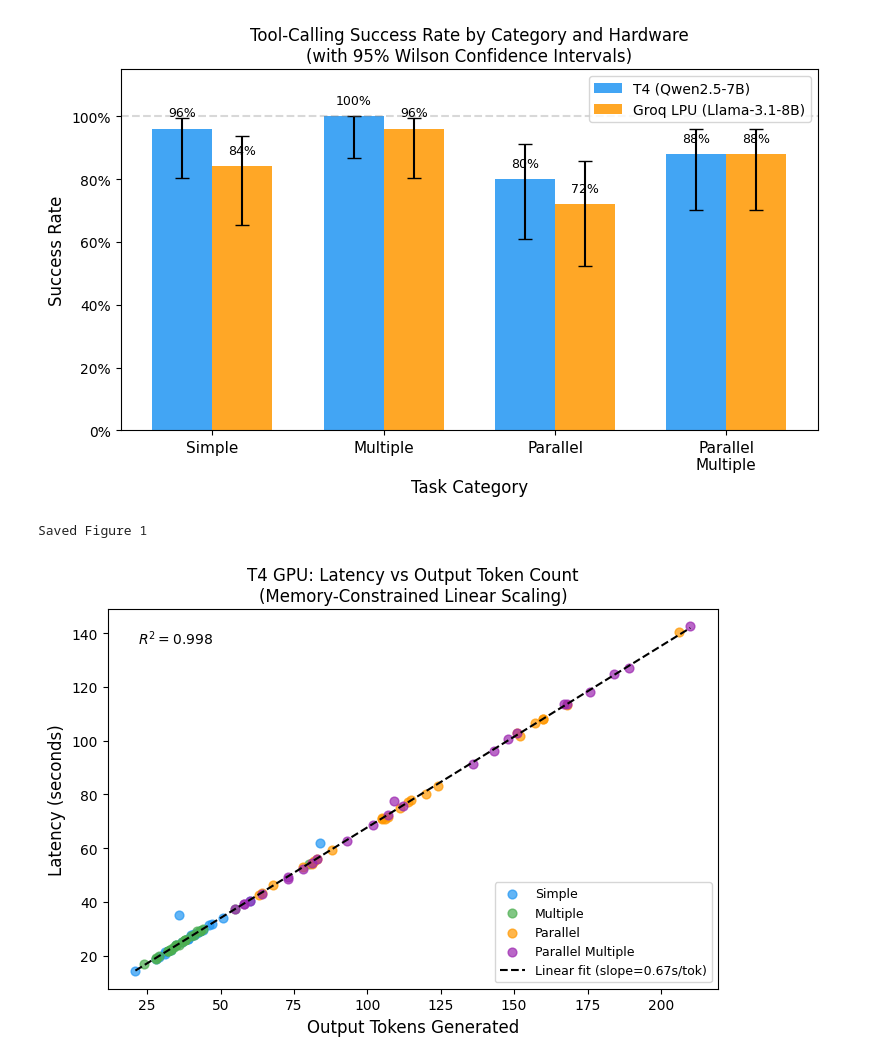
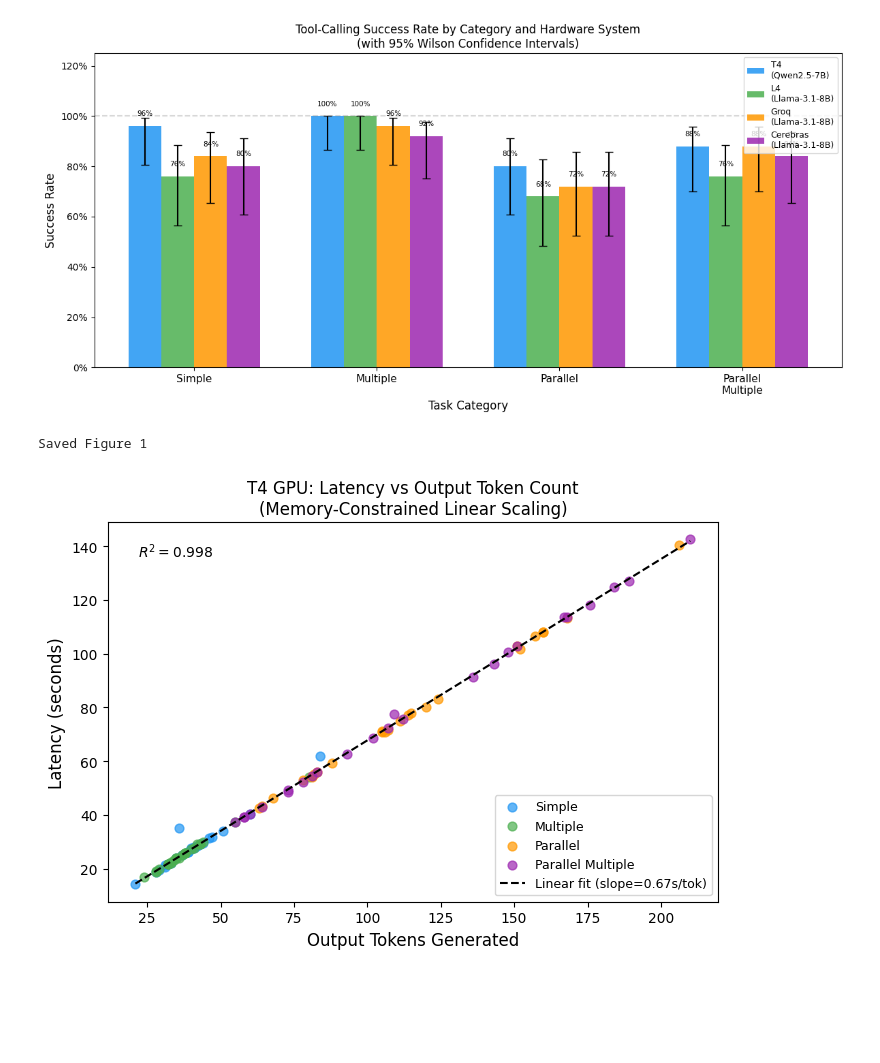
Before and after one commit to joerosh/BFCL-hardware-efficiency-study, a Jupyter notebook: notebooks/04_analysis_plots.ipynb, the cells around one changed output. Saved outputs shown, nothing was run; the diff lists cells and outputs as text; code cells hidden in the pictures; blank space fills up the shorter version.

Commit message:
final paper submission version, all four hardware systems complete

```diff
--- a/notebooks/04_analysis_plots.ipynb
+++ b/notebooks/04_analysis_plots.ipynb
@@ -39,76 +46,66 @@ def wilson_ci(successes, n, z=1.96):
     margin = (z * ((p*(1-p)/n + z**2/(4*n**2))**0.5)) / (1 + z**2/n)
     return center - margin, center + margin
 # %%
-# Cell 3: Figure 1 — Correctness by category with Wilson CI error bars
+# Cell 3: Figure 1 — four systems correctness
 categories = ["simple", "multiple", "parallel", "parallel_multiple"]
 cat_labels  = ["Simple", "Multiple", "Parallel", "Parallel\nMultiple"]
 
-t4_rates, t4_lo, t4_hi     = [], [], []
-groq_rates, groq_lo, groq_hi = [], [], []
+systems = {
+    "T4\n(Qwen2.5-7B)":        {"df": t4_df,       "color": "#2196F3"},
+    "L4\n(Llama-3.1-8B)":      {"df": l4_df,       "color": "#4CAF50"},
+    "Groq\n(Llama-3.1-8B)":    {"df": groq_df,     "color": "#FF9800"},
+    "Cerebras\n(Llama-3.1-8B)":{"df": cerebras_df, "color": "#9C27B0"},
+}
 
-for cat in categories:
-    for rates, lo_list, hi_list, df in [
-        (t4_rates,   t4_lo,   t4_hi,   t4_df),
-        (groq_rates, groq_lo, groq_hi, groq_df)
-    ]:
+fig, ax = plt.subplots(figsize=(12, 6))
+n_systems = len(systems)
+width     = 0.18
+x         = np.arange(len(categories))
+
+for idx, (label, info) in enumerate(systems.items()):
+    df    = info["df"]
+    color = info["color"]
+    rates, lo_errs, hi_errs = [], [], []
+
+    for cat in categories:
         sub = df[df["category"] == cat]
         n   = len(sub)
-        s   = sub["correct"].sum()
+        s   = int(sub["correct"].sum())
         r   = s / n
         lo, hi = wilson_ci(s, n)
         rates.append(r)
-        lo_list.append(r - lo)
-        hi_list.append(hi - r)
+        lo_errs.append(r - lo)
+        hi_errs.append(hi - r)
 
-x     = np.arange(len(categories))
-width = 0.35
+    offset = (idx - n_systems/2 + 0.5) * width
+    bars = ax.bar(x + offset, rates, width,
+                  label=label, color=color, alpha=0.85,
+                  yerr=[lo_errs, hi_errs], capsize=4,
+                  error_kw={"elinewidth": 1.5})
 
-fig, ax = plt.subplots(figsize=(8, 5))
-
-bars1 = ax.bar(x - width/2, t4_rates, width,
-               label="T4 (Qwen2.5-7B)",
-               color="#2196F3", alpha=0.85,
-               yerr=[t4_lo, t4_hi], capsize=5,
-               error_kw={"elinewidth": 1.5})
-
-bars2 = ax.bar(x + width/2, groq_rates, width,
-               label="Groq LPU (Llama-3.1-8B)",
-               color="#FF9800", alpha=0.85,
-               yerr=[groq_lo, groq_hi], capsize=5,
-               error_kw={"elinewidth": 1.5})
+    for bar in bars:
+        ax.text(bar.get_x() + bar.get_width()/2,
+                bar.get_height() + 0.04,
+                f"{bar.get_height():.0%}",
+                ha="center", fontsize=7.5)
 
 ax.set_xlabel("Task Category", fontsize=12)
 ax.set_ylabel("Success Rate", fontsize=12)
-ax.set_title("Tool-Calling Success Rate by Category and Hardware\n(with 95% Wilson Confidence Intervals)",
-             fontsize=12)
+ax.set_title("Tool-Calling Success Rate by Category and Hardware System\n(with 95% Wilson Confidence Intervals)", fontsize=12)
 ax.set_xticks(x)
 ax.set_xticklabels(cat_labels, fontsize=11)
-ax.set_ylim(0, 1.15)
+ax.set_ylim(0, 1.25)
 ax.axhline(y=1.0, color="gray", linestyle="--", alpha=0.3)
-ax.legend(fontsize=10)
+ax.legend(fontsize=9, loc="upper right")
 ax.yaxis.set_major_formatter(plt.FuncFormatter(lambda y, _: f"{y:.0%}"))
 
-# Annotate bars with values
-for bar in bars1:
-    ax.text(bar.get_x() + bar.get_width()/2,
-            bar.get_height() + 0.03,
-            f"{bar.get_height():.0%}",
-            ha="center", va="bottom", fontsize=9)
-for bar in bars2:
-    ax.text(bar.get_x() + bar.get_width()/2,
-            bar.get_height() + 0.03,
-            f"{bar.get_height():.0%}",
-            ha="center", va="bottom", fontsize=9)
-
 plt.tight_layout()
-plt.savefig(PLOTS_DIR / "fig1_correctness_by_category.pdf",
-            bbox_inches="tight", dpi=300)
-plt.savefig(PLOTS_DIR / "fig1_correctness_by_category.png",
-            bbox_inches="tight", dpi=300)
+plt.savefig(PLOTS_DIR / "fig1_correctness_by_category.pdf", bbox_inches="tight", dpi=300)
+plt.savefig(PLOTS_DIR / "fig1_correctness_by_category.png", bbox_inches="tight", dpi=300)
 plt.show()
 print("Saved Figure 1")
 # %% [output]
-[figure, old version]
+[figure, new version]
 Saved Figure 1
 # %%
 # Cell 4: Figure 2 — T4 output tokens vs latency scatter with regression
```
Also changed, not shown: parts of 4 cells of this notebook, 19 other files.
